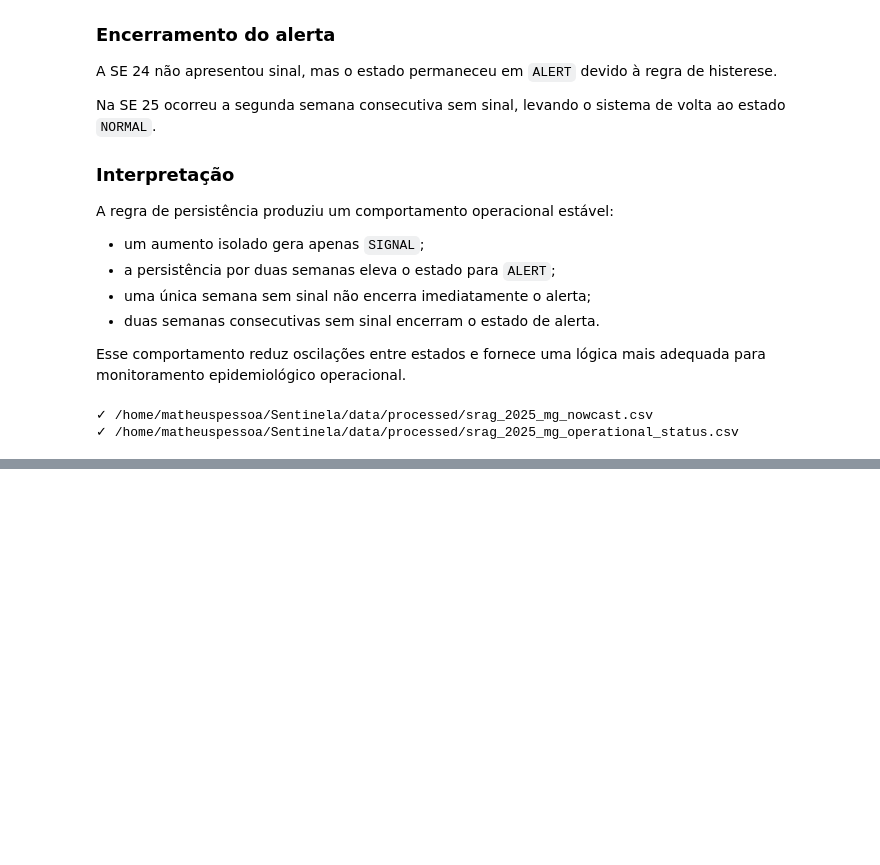
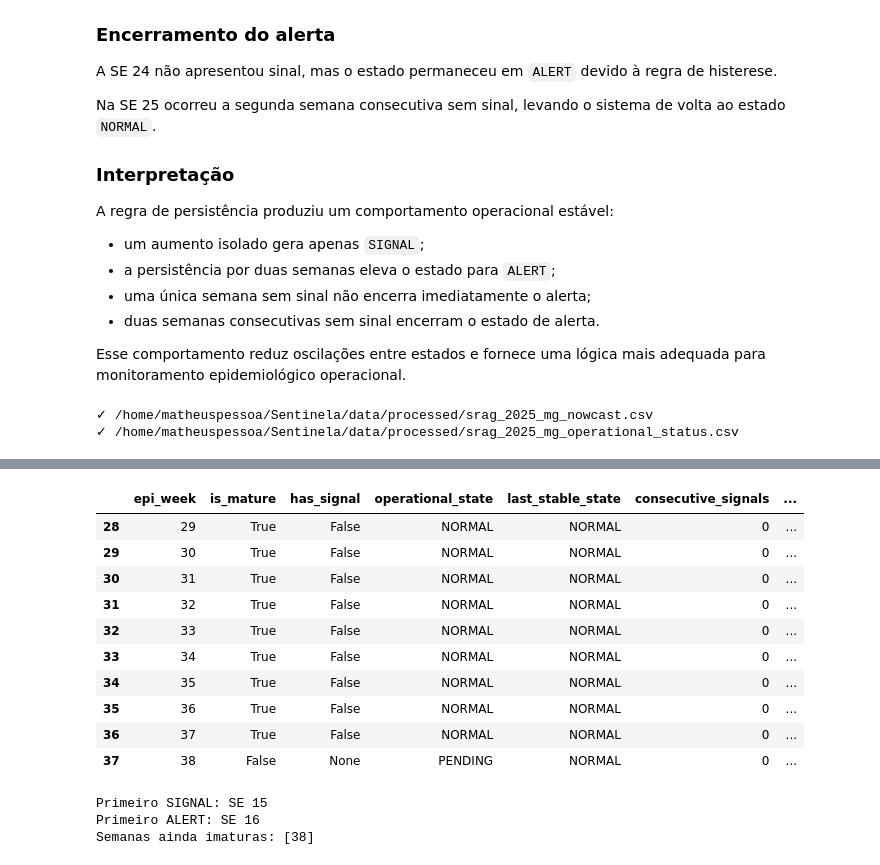
Before and after one commit to MatheusRPessoa/Sentinela, a Jupyter notebook: notebooks/reporting_delay_analysis.ipynb, the cells around one changed output, grey strips where cells are left out. Cells and saved outputs as stored; diff of their text form; code cells hidden in the pictures; blank space fills up the shorter version.

```diff
--- a/notebooks/reporting_delay_analysis.ipynb
+++ b/notebooks/reporting_delay_analysis.ipynb
@@ -2380,0 +3048,68 @@ print("✓", operational_2025_path)
+# %%
+display(
+    operational_2026.tail(10)
+)
+# %% [output]
+|  | epi_week | is_mature | has_signal | operational_state | last_stable_state | consecutive_signals | ... |
+| 28 | 29 | True | False | NORMAL | NORMAL | 0 | ... |
+| 29 | 30 | True | False | NORMAL | NORMAL | 0 | ... |
+| 30 | 31 | True | False | NORMAL | NORMAL | 0 | ... |
+| 31 | 32 | True | False | NORMAL | NORMAL | 0 | ... |
+| 32 | 33 | True | False | NORMAL | NORMAL | 0 | ... |
+| 33 | 34 | True | False | NORMAL | NORMAL | 0 | ... |
+| 34 | 35 | True | False | NORMAL | NORMAL | 0 | ... |
+| 35 | 36 | True | False | NORMAL | NORMAL | 0 | ... |
+| 36 | 37 | True | False | NORMAL | NORMAL | 0 | ... |
+| 37 | 38 | False | None | PENDING | NORMAL | 0 | ... |
+# %%
+signal_start_2026 = operational_2026.loc[
+    operational_2026[
+        "operational_state"
+    ].eq("SIGNAL")
+].head(1)
+
+alert_start_2026 = operational_2026.loc[
+    operational_2026[
+        "operational_state"
+    ].eq("ALERT")
+].head(1)
+
+pending_2026 = operational_2026.loc[
+    operational_2026[
+        "operational_state"
+    ].eq("PENDING")
+]
+
+if not signal_start_2026.empty:
+    print(
+        "Primeiro SIGNAL:",
+        "SE",
+        int(
+            signal_start_2026.iloc[0][
+                "epi_week"
+            ]
+        )
+    )
+
+if not alert_start_2026.empty:
+    print(
+        "Primeiro ALERT:",
+        "SE",
+        int(
+            alert_start_2026.iloc[0][
+                "epi_week"
+            ]
+        ),
+    )
+
+if not pending_2026.empty:
+    print(
+        "Semanas ainda imaturas:",
+        pending_2026[
+            "epi_week"
+        ].tolist(),
+    )
+# %% [output]
+Primeiro SIGNAL: SE 15
+Primeiro ALERT: SE 16
+Semanas ainda imaturas: [38]
```
Also changed, not shown: parts of 15 cells of this notebook, 3 other files.
